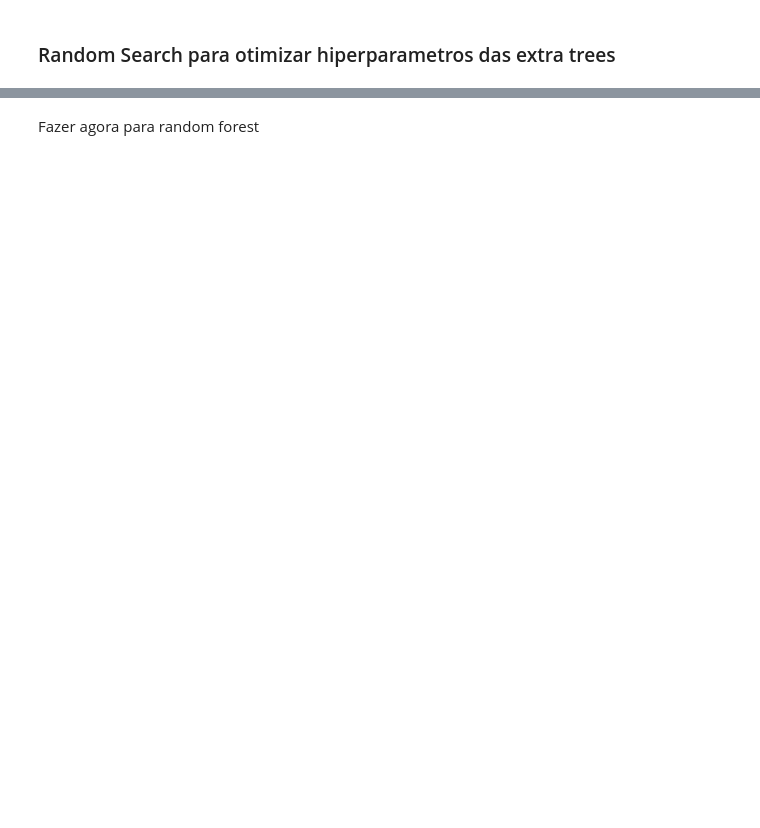
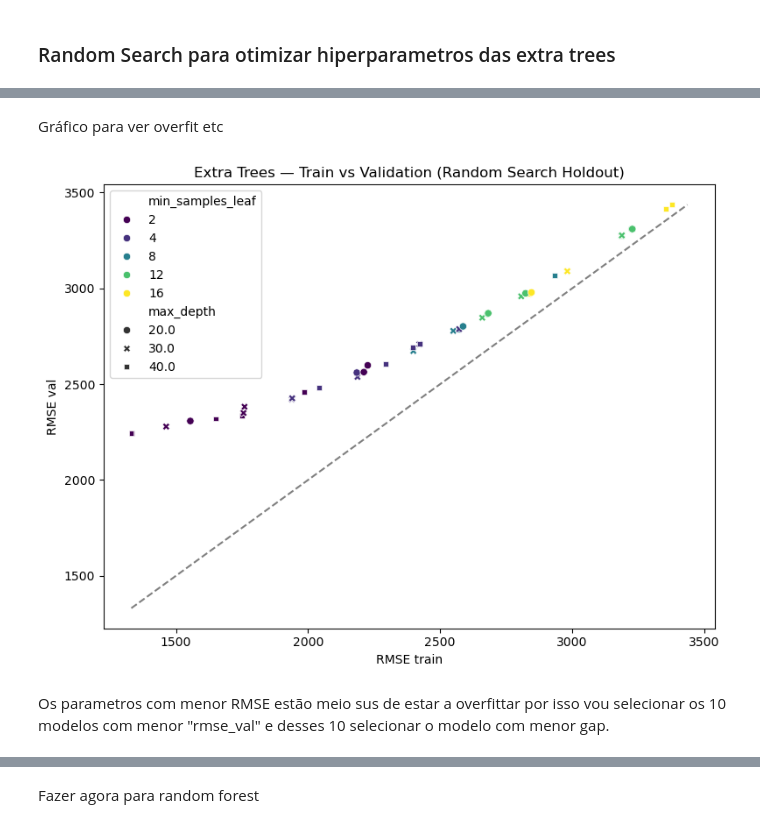
Before and after one commit to martaribeiro11/ML_project_46, a Jupyter notebook: BPMV(freq) copy.ipynb, the cells around one changed output, grey strips where cells are left out. Saved outputs shown, nothing was run; the diff lists cells and outputs as text; code cells hidden in the pictures; blank space fills up the shorter version.

```diff
--- a/BPMV(freq) copy.ipynb
+++ b/BPMV(freq) copy.ipynb
@@ -3536,0 +3541,7 @@ ValueError: Unable to parse string "sqrt" at position 12
+# %%
+results_et_df, best_et_model, best_et_params = random_search_et(
+    param_dist_et,
+    X_train, y_train,
+    X_val,   y_val,
+    n_iter=60
+)
@@ -3536,0 +3566,26 @@ ValueError: Unable to parse string "sqrt" at position 12
+# %% [markdown]
+Gráfico para ver overfit etc
+# %%
+plt.figure(figsize=(8,6))
+sns.scatterplot(
+    data=results_et_df,
+    x="rmse_train",
+    y="rmse_val",
+    hue="min_samples_leaf",
+    style="max_depth",
+    palette="viridis"
+)
+plt.plot(
+    [results_et_df["rmse_train"].min(), results_et_df["rmse_val"].max()],
+    [results_et_df["rmse_train"].min(), results_et_df["rmse_val"].max()],
+    "--", color="grey"
+)
+plt.xlabel("RMSE train")
+plt.ylabel("RMSE val")
+plt.title("Extra Trees — Train vs Validation (Random Search Holdout)")
+plt.tight_layout()
+plt.show()
+# %% [output]
+[figure, added]
+# %% [markdown]
+Os parametros com menor RMSE estão meio sus de estar a overfittar por isso vou selecionar os 10 modelos com menor "rmse_val" e desses 10 selecionar o modelo com menor gap.
```
Also changed, not shown: parts of 23 cells of this notebook.
